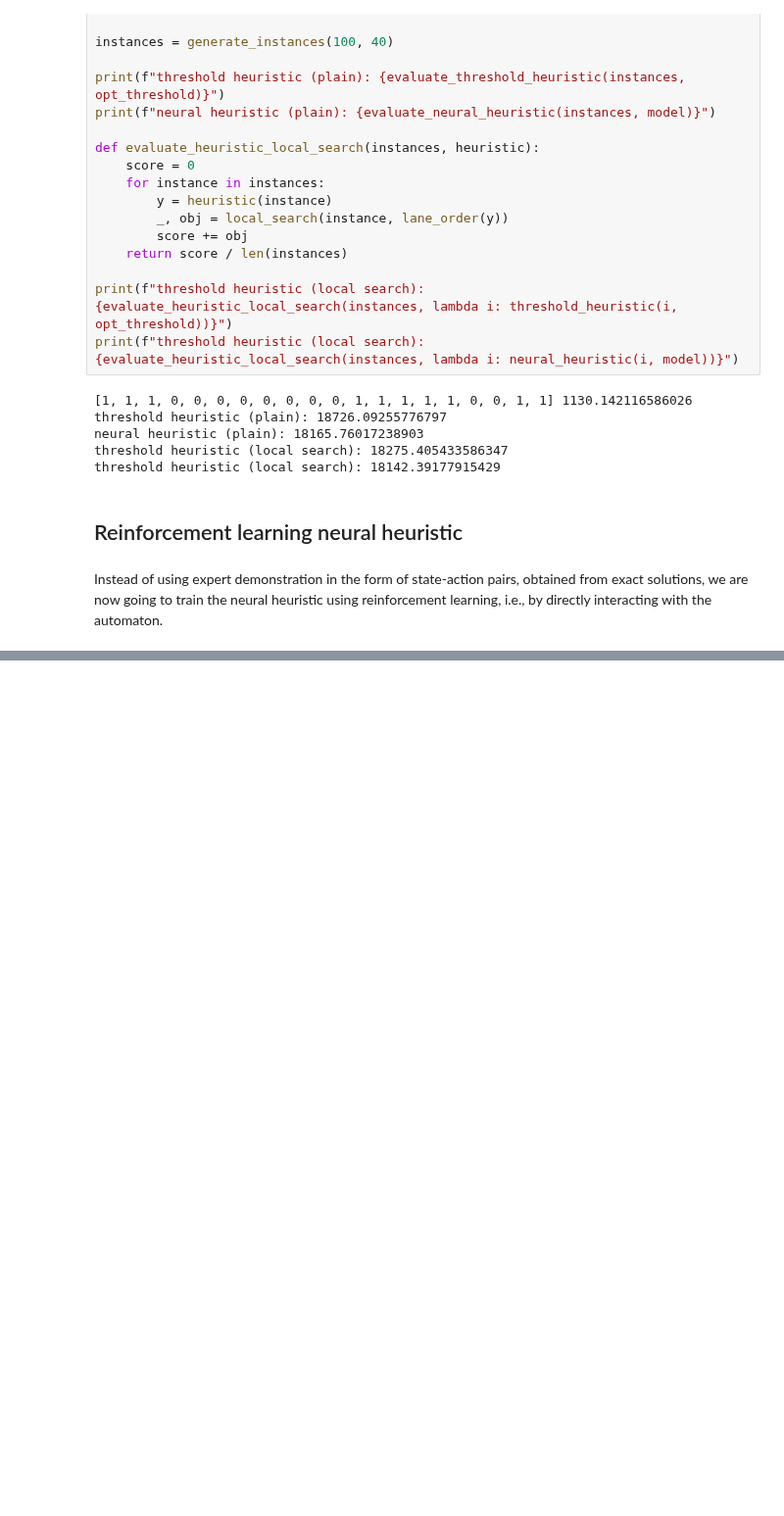
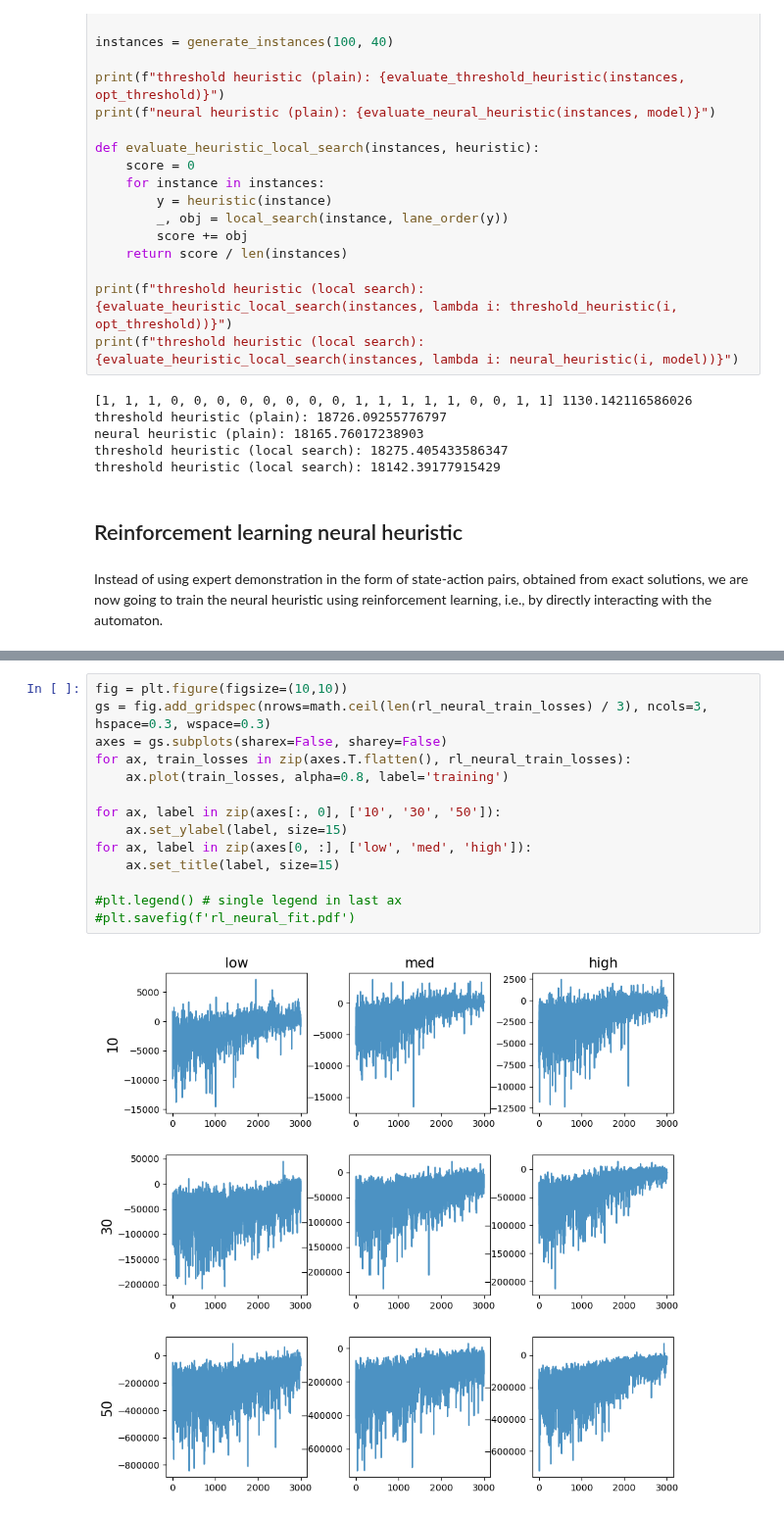
Before and after one commit to jeroenvanriel/traffic-scheduling, a Jupyter notebook: single/comparison.ipynb, the cells around one changed output, grey strips where cells are left out. Shown at 98% size. Cells and saved outputs as stored; diff of their text form; blank space fills up the shorter version.

Commit message:
REINFORCE with baseline for single intersection

```diff
--- a/single/comparison.ipynb
+++ b/single/comparison.ipynb
@@ -659,0 +792,16 @@ def train_rl_neural_heuristic(model, instances):
+# %%
+fig = plt.figure(figsize=(10,10))
+gs = fig.add_gridspec(nrows=math.ceil(len(rl_neural_train_losses) / 3), ncols=3, hspace=0.3, wspace=0.3)
+axes = gs.subplots(sharex=False, sharey=False)
+for ax, train_losses in zip(axes.T.flatten(), rl_neural_train_losses):
+    ax.plot(train_losses, alpha=0.8, label='training')
+
+for ax, label in zip(axes[:, 0], ['10', '30', '50']):
+    ax.set_ylabel(label, size=15)
+for ax, label in zip(axes[0, :], ['low', 'med', 'high']):
+    ax.set_title(label, size=15)
+
+#plt.legend() # single legend in last ax
+#plt.savefig(f'rl_neural_fit.pdf')
+# %% [output]
+[figure, added]
```
Also changed, not shown: parts of 25 cells of this notebook, 2 other files.
